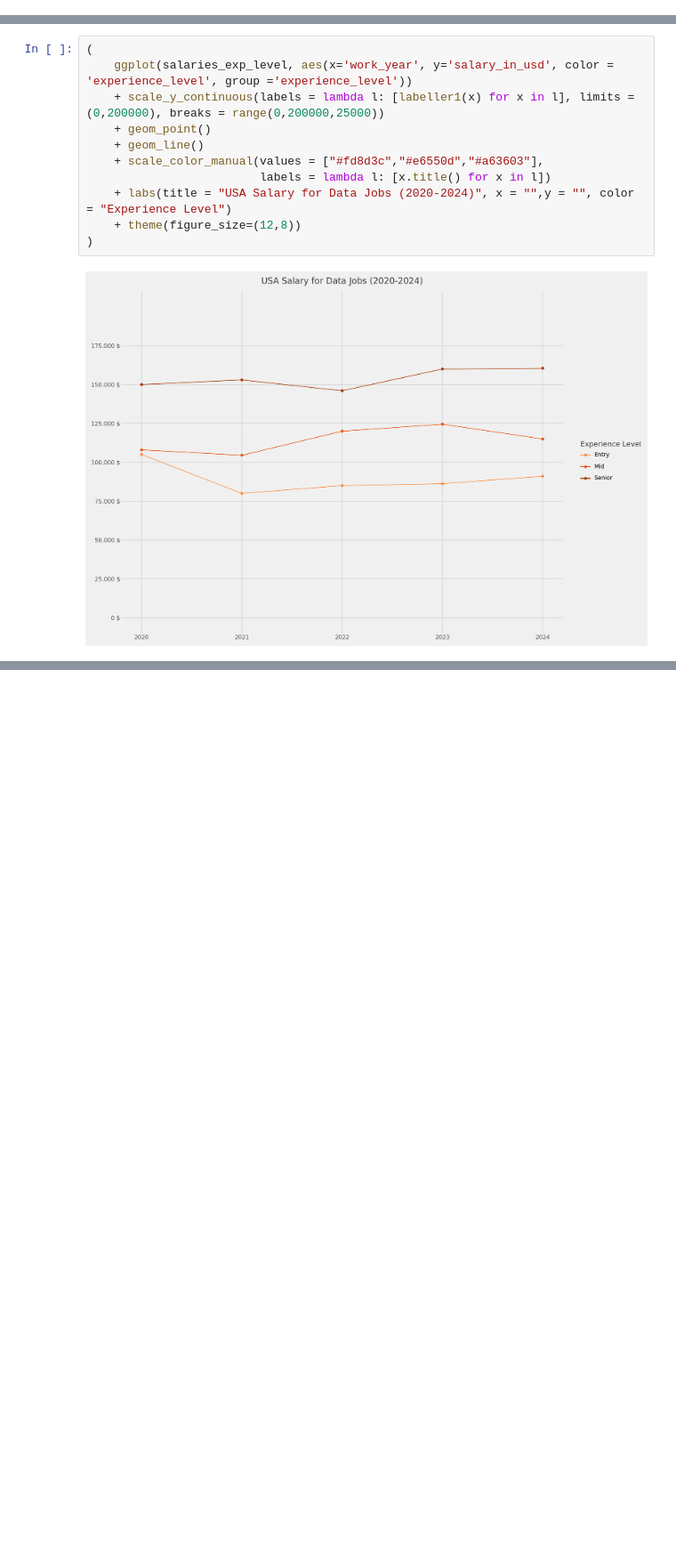
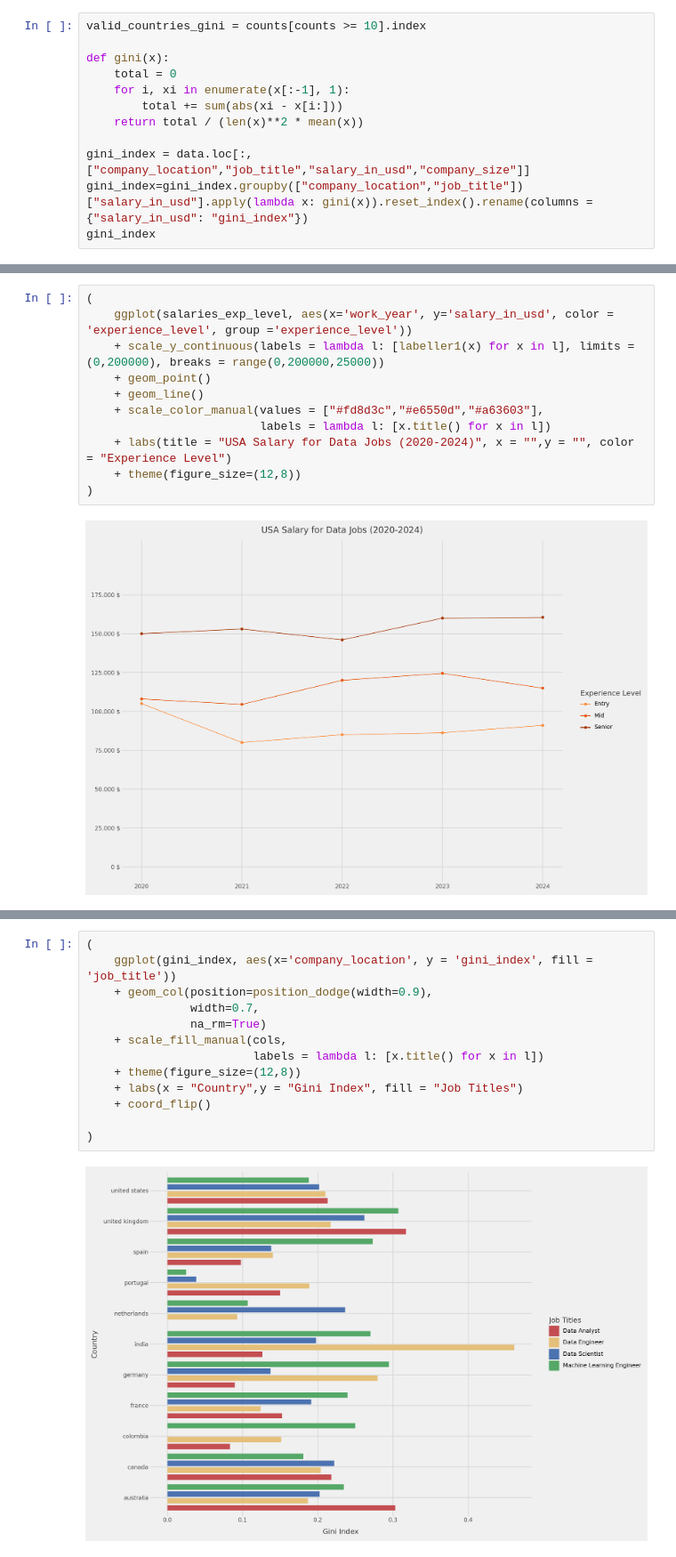
Before and after one commit to MarcoGennaro01/Data_Science_Jobs_-2020-2024-Data_Visualization, a Jupyter notebook: main.ipynb, the cells around one changed output, grey strips where cells are left out. Shown at 89% size. Saved outputs shown, nothing was run; the diff lists cells and outputs as text; blank space fills up the shorter version.

```diff
--- a/main.ipynb
+++ b/main.ipynb
@@ -239,3 +227,15 @@ salaries_exp_level= (usa_data.groupby(["experience_level","work_year"]).median("
+# %%
+valid_countries_gini = counts[counts >= 10].index
+
+def gini(x):
+    total = 0
+    for i, xi in enumerate(x[:-1], 1):
+        total += sum(abs(xi - x[i:]))
+    return total / (len(x)**2 * mean(x))
+
+gini_index = data.loc[:,["company_location","job_title","salary_in_usd","company_size"]]
+gini_index=gini_index.groupby(["company_location","job_title"])["salary_in_usd"].apply(lambda x: gini(x)).reset_index().rename(columns = {"salary_in_usd": "gini_index"})
+gini_index
 # %% [markdown]
 Now let"s check for missing values.
 # %%
@@ -393,0 +413,15 @@ def labeller1(x):
+# %%
+(
+    ggplot(gini_index, aes(x='company_location', y = 'gini_index', fill = 'job_title'))
+    + geom_col(position=position_dodge(width=0.9),
+               width=0.7,
+               na_rm=True)
+    + scale_fill_manual(cols,
+                        labels = lambda l: [x.title() for x in l])
+    + theme(figure_size=(12,8))
+    + labs(x = "Country",y = "Gini Index", fill = "Job Titles")
+    + coord_flip()
+
+)
+# %% [output]
+[figure, added]
```
Also changed, not shown: parts of 8 cells of this notebook.
